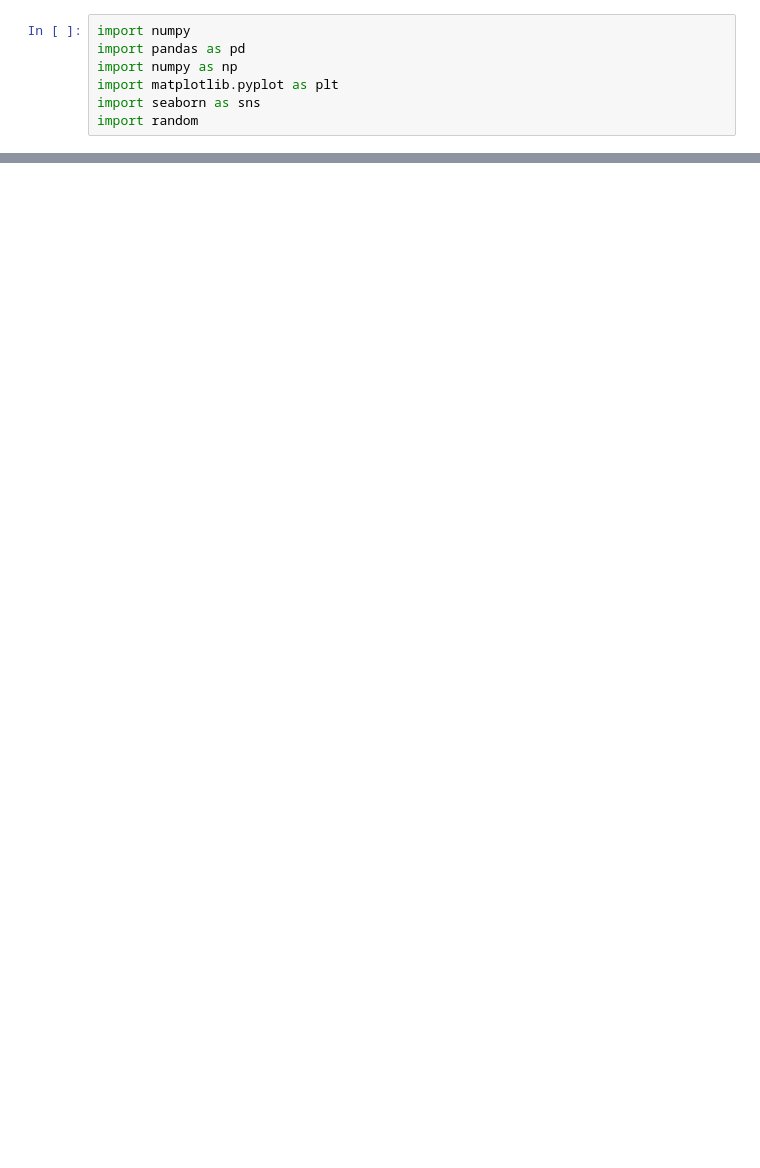
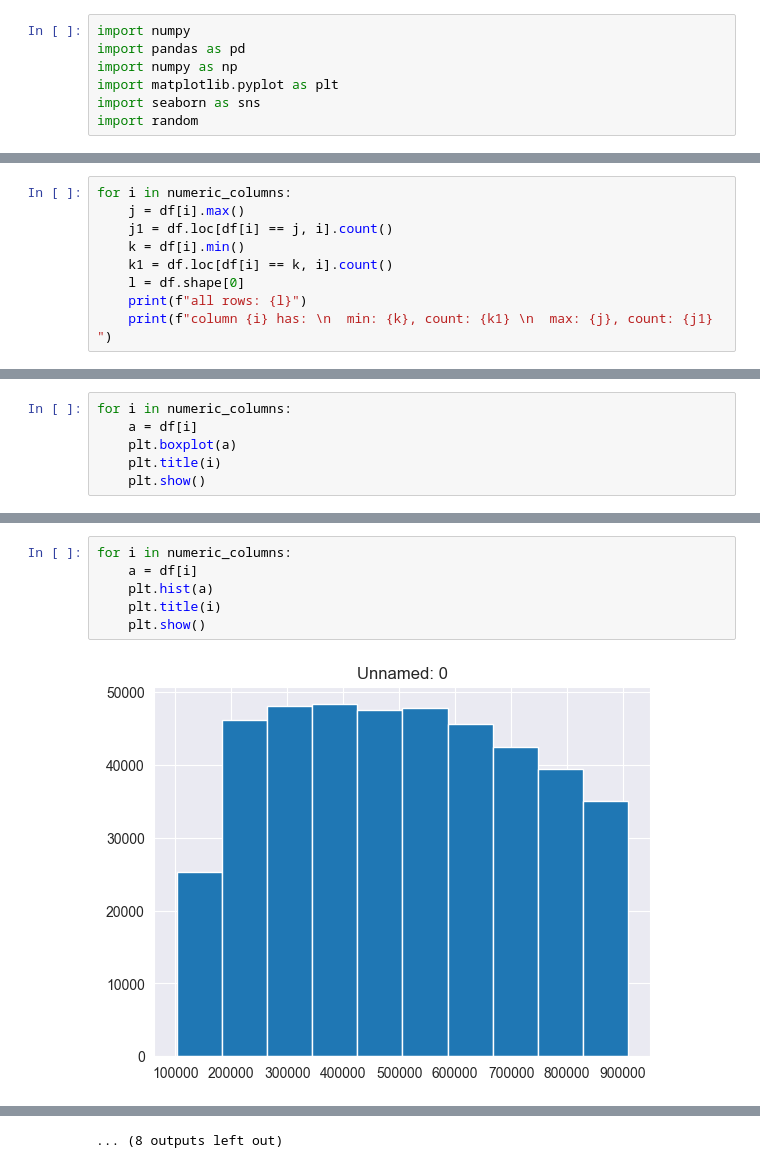
Before and after one commit to JackPieper/DDB2024, a Jupyter notebook: elijah_DDB_2024.ipynb, the cells around one changed output, grey strips where cells are left out. Drawn from its saved outputs; the diff is of its cells as text; blank space fills up the shorter version.

```diff
--- a/elijah_DDB_2024.ipynb
+++ b/elijah_DDB_2024.ipynb
@@ -87,0 +72,9 @@ stm_reactie_duur                            NaN    -0.143873          1.000000
+# %%
+for i in numeric_columns:
+    j = df[i].max()
+    j1 = df.loc[df[i] == j, i].count()
+    k = df[i].min()
+    k1 = df.loc[df[i] == k, i].count()
+    l = df.shape[0]
+    print(f"all rows: {l}")
+    print(f"column {i} has: \n  min: {k}, count: {k1} \n  max: {j}, count: {j1} ")
@@ -87,0 +99,6 @@ stm_reactie_duur                            NaN    -0.143873          1.000000
+# %%
+for i in numeric_columns:
+    a = df[i]
+    plt.boxplot(a)
+    plt.title(i)
+    plt.show()
@@ -87,0 +119,8 @@ stm_reactie_duur                            NaN    -0.143873          1.000000
+# %%
+for i in numeric_columns:
+    a = df[i]
+    plt.hist(a)
+    plt.title(i)
+    plt.show()
+# %% [output]
+[figure, added]
@@ -87,0 +138 @@ stm_reactie_duur                            NaN    -0.143873          1.000000
+... (8 outputs left out)
```
Also changed, not shown: parts of 7 cells of this notebook.
